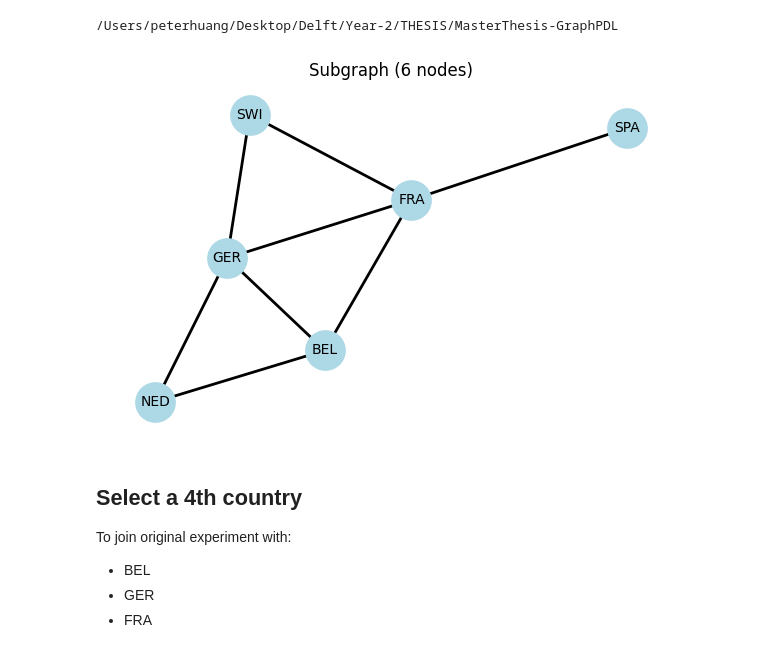
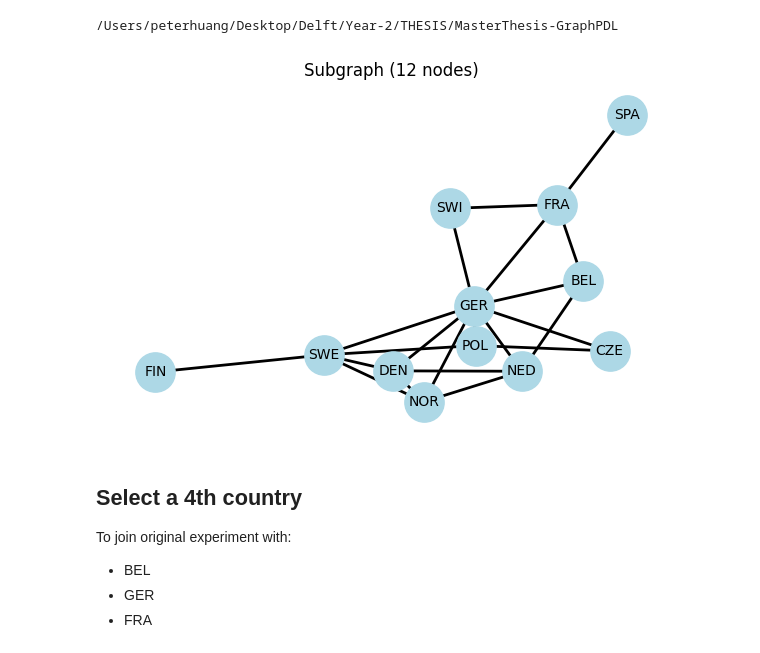
Before and after one commit to PeterrHH/ML-Enhanced-Benders, a Jupyter notebook: data_visualise.ipynb, the cells around one changed output. Cells and saved outputs as stored; diff of their text form; code cells hidden in the pictures.

```diff
--- a/data_visualise.ipynb
+++ b/data_visualise.ipynb
@@ -17,7 +17,7 @@ from networks import PrimalNetEndToEnd  # make sure this is importable
 
 from gep_config_parser import parse_config
 # %%
-CONFIG_FILE_NAME = "config.toml"
+CONFIG_FILE_NAME = "configs/config.toml"
 data_path = f"experiment-output/ch5/ED_NB-G-F_GB2-G2-F2_L3_c0_s0_p0_smp15.pkl"
 data = pickle.load(open(data_path, 'rb'))
 
@@ -118,10 +118,11 @@ def plot_subgraph(
     plt.tight_layout()
     plt.show()
 # %%
-selected = ["GER", "FRA", "NED", "BEL","SPA","SWI"]
+selected = ["GER", "FRA", "NED", "BEL","SPA","SWI", "NOR", "DEN","CZE","POL","SWE","FIN"]
+
 plot_subgraph(nodes, edges, selected)
 # %% [output]
-[figure, old version]
+[figure, new version]
 # %% [markdown]
 ## Select a 4th country
 
```
Also changed, not shown: 2 other files.
